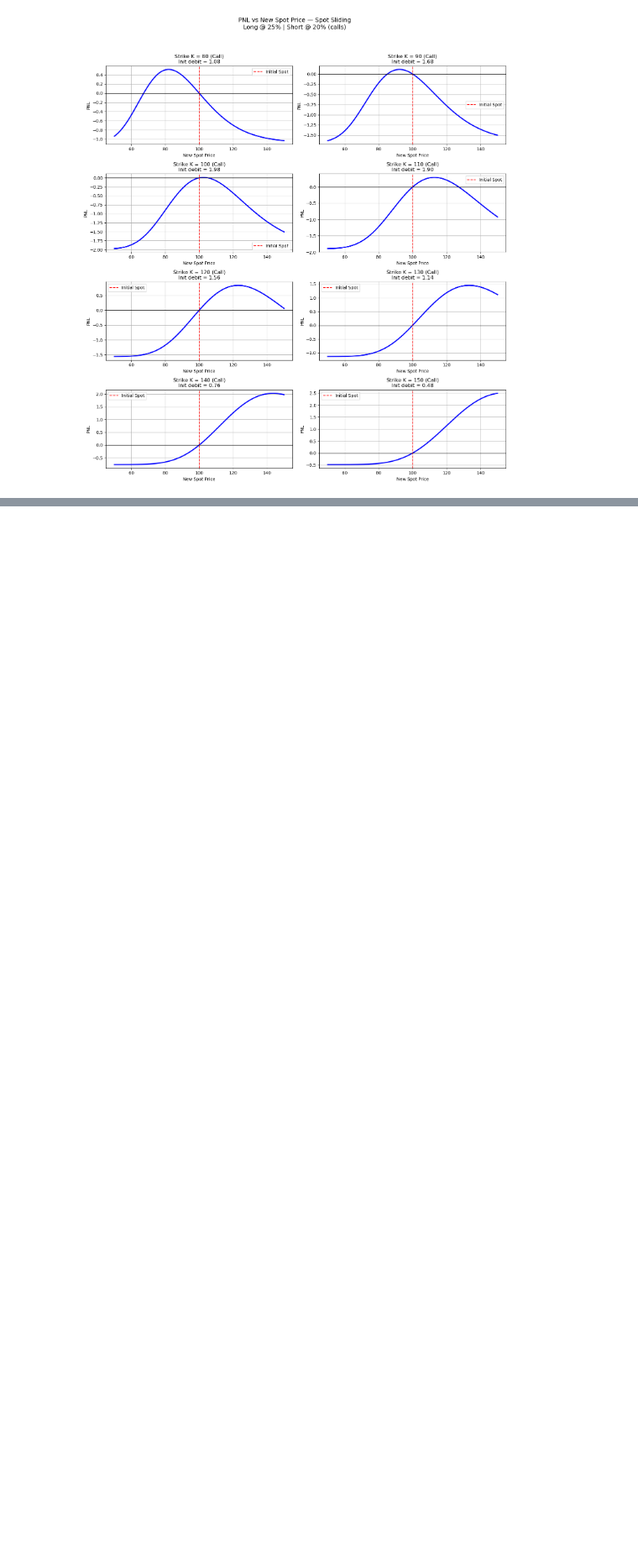
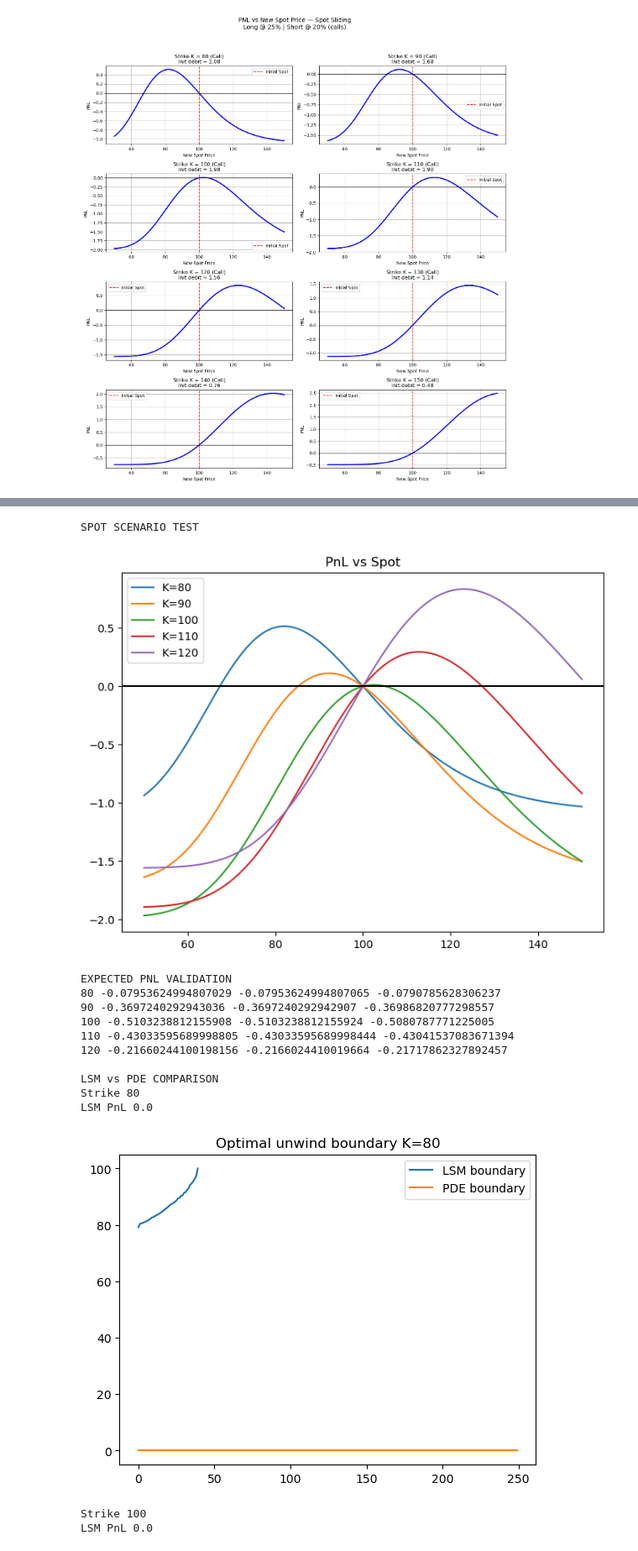
Before and after one commit to jerryxyx/AlphaWorkspace, a Jupyter notebook: project/warrant-vol-management/delivery/test.ipynb, the cells around one changed output, grey strips where cells are left out. Shown at 84% size. Drawn from its saved outputs; the diff is of its cells as text; code cells hidden in the pictures; blank space fills up the shorter version.

```diff
--- a/project/warrant-vol-management/delivery/test.ipynb
+++ b/project/warrant-vol-management/delivery/test.ipynb
@@ -43,0 +197,22 @@ put      150     0.249294     0.249294     0.250818     0.0025   1.52e-03
+# %%
+test_spot_scenarios()
+
+test_expected()
+
+test_optimal()
+# %% [output]
+SPOT SCENARIO TEST
+[figure, added]
+EXPECTED PNL VALIDATION
+80 -0.07953624994807029 -0.07953624994807065 -0.0790785628306237
+90 -0.3697240292943036 -0.3697240292942907 -0.36986820777298557
+100 -0.5103238812155908 -0.5103238812155924 -0.5080787771225005
+110 -0.43033595689998805 -0.43033595689998444 -0.43041537083671394
+120 -0.21660244100198156 -0.2166024410019664 -0.21717862327892457
+
+LSM vs PDE COMPARISON
+Strike 80
+LSM PnL 0.0
+[figure, added]
+Strike 100
+LSM PnL 0.0
```
Also changed, not shown: parts of 10 cells of this notebook, 5 other files.
